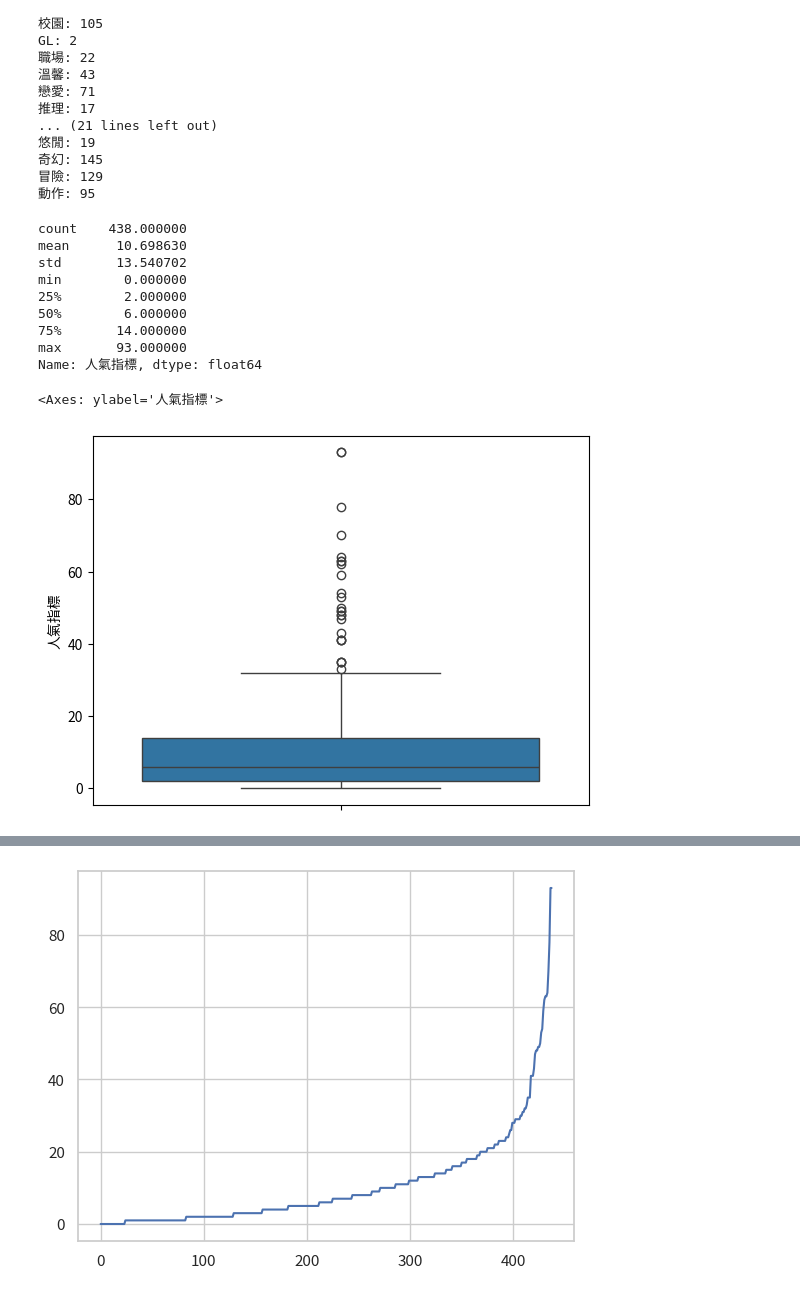
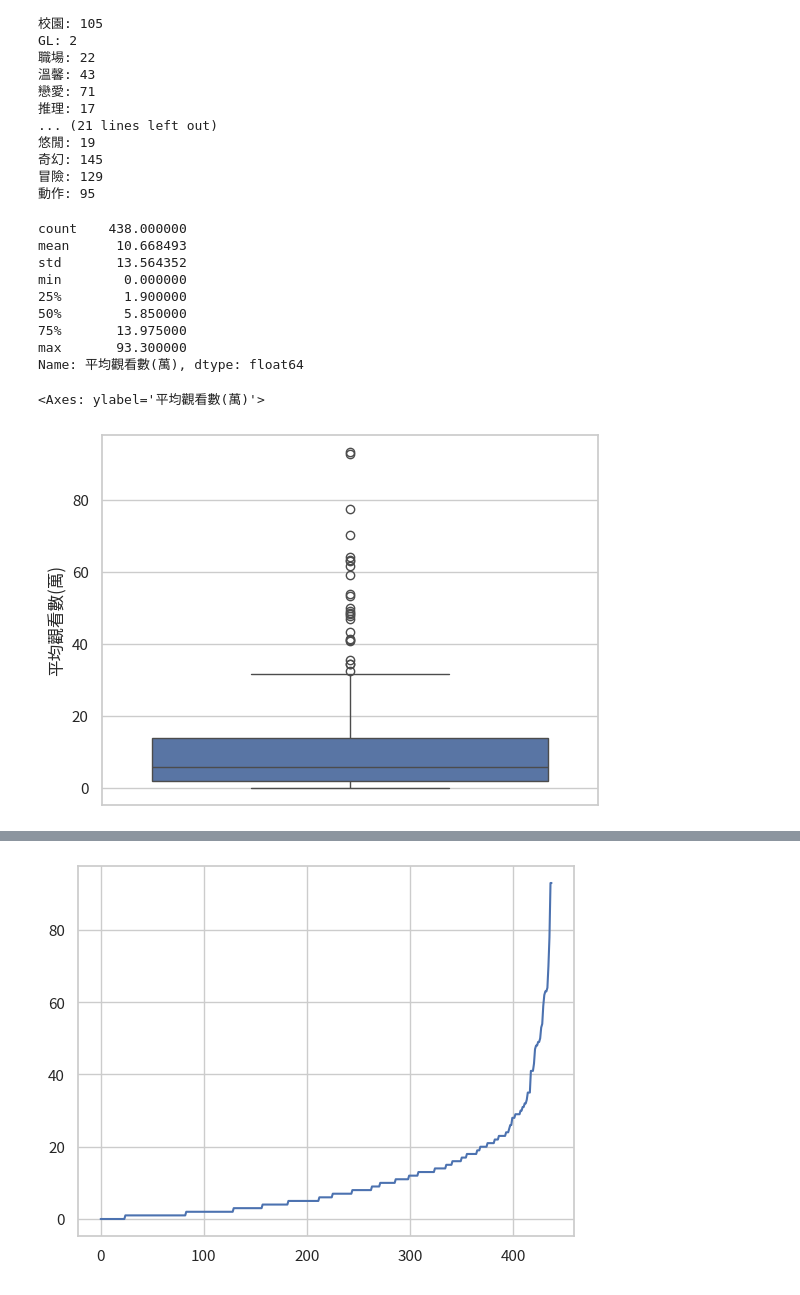
Before and after one commit to hsiaoyt0923/Anime_View_Number_Regression, a Jupyter notebook: visualize.ipynb, the cells around one changed output, grey strips where cells are left out. Drawn from its saved outputs; the diff is of its cells as text; code cells hidden in the pictures.

```diff
--- a/visualize.ipynb
+++ b/visualize.ipynb
@@ -38,24 +38,18 @@ df
 # %%
-# df['觀看數(萬)'] = round(df['平均觀看數'], ndigits=-4) // 10000
-
-# df['評分人數'] = round(df['評分人數'], ndigits=-2)
-
-# p = df.人氣指標.to_list()
-# q = []
-# for number in p:
-#     if number >= 40:
-#         q.append(4)
-#     elif 40 >= number > 20:
-#         q.append(3)
-#     elif 20 >= number > 10:
-#         q.append(2)
-#     elif 10 >= number > 1:
-#         q.append(1)
-#     elif number <= 1:
-#         q.append(0)
-# df['人氣度'] = q
-
-# df.to_csv('./datasource/BaHaMut_9.csv', index=False)
+p = df['總觀看數(萬)'].to_list()
+q = []
+for number in p:
+    if number >= 40:
+        q.append(4)
+    elif 40 >= number > 20:
+        q.append(3)
+    elif 20 >= number > 10:
+        q.append(2)
+    elif 10 >= number > 1:
+        q.append(1)
+    elif number <= 1:
+        q.append(0)
+df['人氣度'] = q
 # %%
 df.to_csv('./datasource/BaHaMut_9.csv', index=False)
 # %%
@@ -481,20 +476,20 @@ GL: 2
 冒險: 129
 動作: 95
 # %%
-df['人氣指標'].describe()
+df['平均觀看數(萬)'].describe()
 # %% [output]
 count    438.000000
-mean      10.698630
-std       13.540702
+mean      10.668493
+std       13.564352
 min        0.000000
-25%        2.000000
-50%        6.000000
-75%       14.000000
-max       93.000000
-Name: 人氣指標, dtype: float64
+25%        1.900000
+50%        5.850000
+75%       13.975000
+max       93.300000
+Name: 平均觀看數(萬), dtype: float64
 # %%
-sns.boxplot(data=df['人氣指標'])
+sns.boxplot(data=df['平均觀看數(萬)'])
 # %% [output]
-<Axes: ylabel='人氣指標'>
+<Axes: ylabel='平均觀看數(萬)'>
-[figure, old version]
+[figure, new version]
 # %%
```
Also changed, not shown: parts of 7 cells of this notebook, 8 other files.
